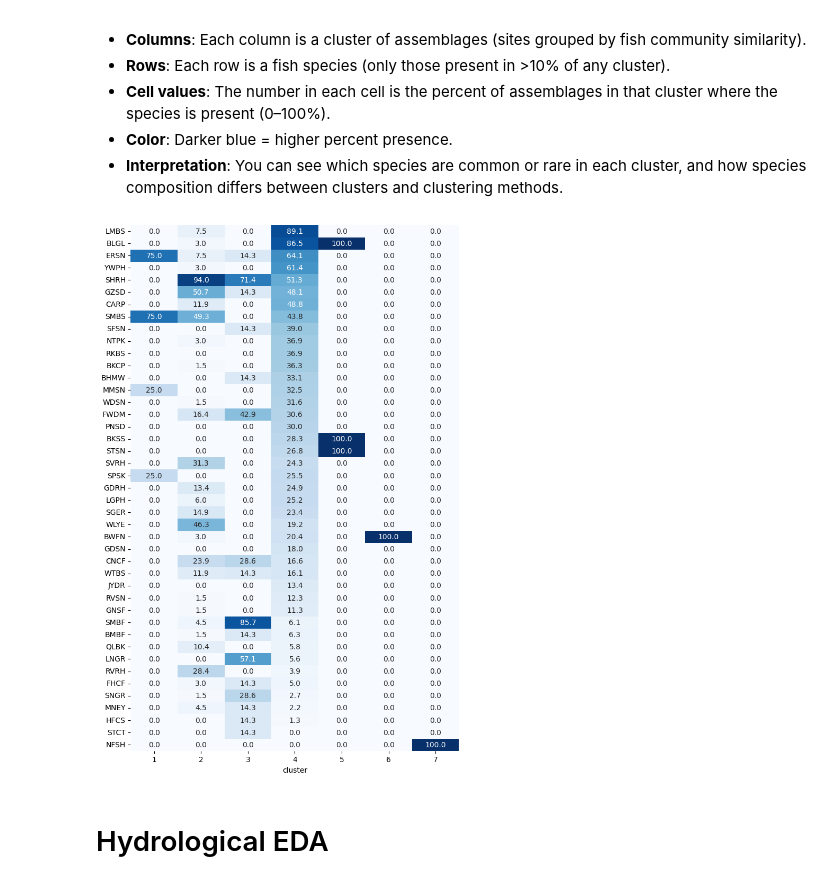
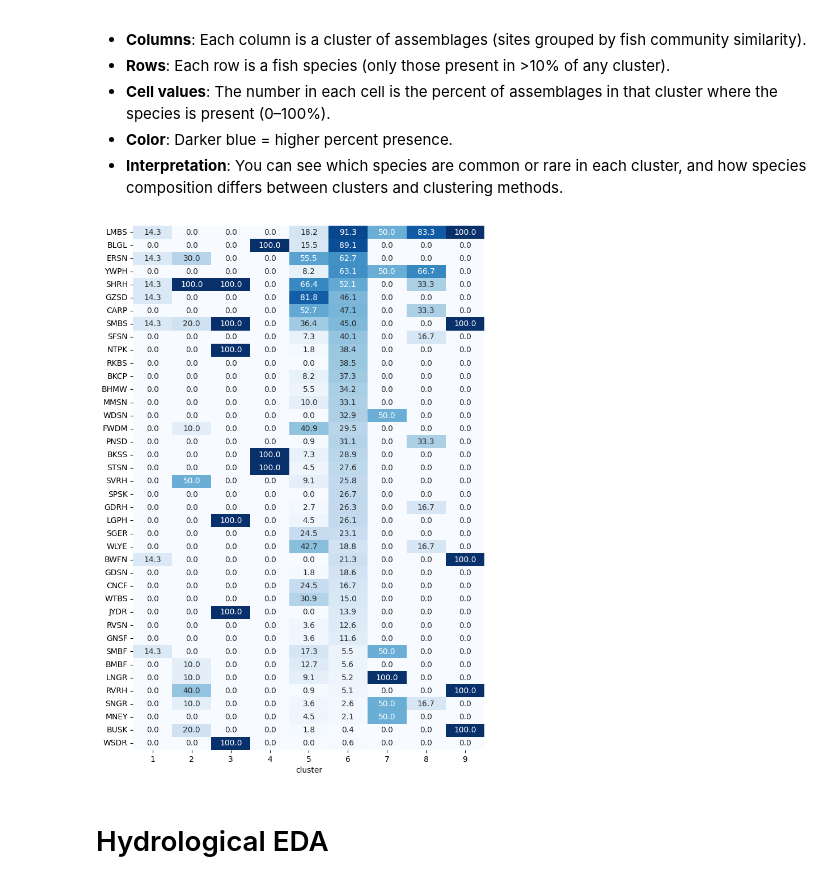
Before and after one commit to jppeirce/ltrm_fish, a Jupyter notebook: make_clusters2025.ipynb, the cells around one changed output. Drawn from its saved outputs; the diff is of its cells as text; code cells hidden in the pictures.

```diff
--- a/make_clusters2025.ipynb
+++ b/make_clusters2025.ipynb
@@ -42,6 +43,8 @@ print(df.shape)
 -   Create a new column year by converting the sdate column to datetime and extracting the year component.
 # %%
 df = df[df['fishcode'].notna()].reset_index(drop=True)
+# remove fishcode NFSH and unknown fish codes (those starting with 'U-')
+df = df[(~df['fishcode'].str.startswith('U-')) & (df['fishcode'] != 'NFSH')].reset_index(drop=True)
 df['year'] = pd.to_datetime(df['sdate']).dt.year
 print(df.shape)
 # %% [output]
@@ -153,3 +144,34 @@ fish_df.head()
+# %%
+#df choices....original = df, no_hybrid, comb_hybrid
+
+agg_df = df.groupby(['barcode']).agg(
+    year=('year', lambda x: x.mode()[0] if not x.mode().empty else x.iloc[0]),
+    utm_e=('utm_e', 'median'),
+    utm_n=('utm_n', 'median'),
+    median_temp=('temp', 'median'),
+    median_depth=('depth', 'median'),
+    median_current=('current', 'median'),
+    median_do=('do', 'median'),
+    median_esveg92=('esveg92', 'median'),
+    mode_substrt=('substrt', lambda x: x.mode()[0] if not x.mode().empty else x.iloc[0]),
+    median_cond=('cond', 'median'),
+    snag_present=('snag', 'max'),
+    riprap_present=('riprap', 'max'),
+    inout_present=('inout', 'max'),
+    flooded_present=('flooded', 'max'),
+    mode_pool=('pool', lambda x: x.mode()[0] if not x.mode().empty else x.iloc[0]),
+    fish_codes=('fishcode', lambda x: list(x)) # all fish observed on that date
+).reset_index()
+
+# Expand fish presence/absence
+unique_fish = set([item for sublist in agg_df['fish_codes'] for item in sublist])
+# Create only fish presence/absence columns
+fish_df = pd.DataFrame({fish: agg_df['fish_codes'].apply(lambda x: fish in x) for fish in unique_fish})
+agg_df = pd.concat([agg_df, fish_df], axis=1)
+agg_df.drop(columns=['fish_codes'], inplace=True)
+# Add richness column
+agg_df['richness'] = fish_df.sum(axis=1)
+fish_df['richness'] = fish_df.sum(axis=1)
 # %% [markdown]
 # Agglomerative  Cluster Analysis
 ## Outliers
@@ -190,5 +212,6 @@ plt.ylabel("Distance", fontsize=13)
 plt.show()
 
 agg_df['cluster'] = fcluster(linked_jaccard, t=cluster_threshold, criterion='distance')
+fish_df['cluster'] = agg_df['cluster']
 print(agg_df.groupby('cluster').size())
 # %% [output]
@@ -348,22 +398,24 @@ We will produce three vertical heatmaps for the Jaccard clustering method. Each
 -   **Color**: Darker blue = higher percent presence.
 -   **Interpretation**: You can see which species are common or rare in each cluster, and how species composition differs between clusters and clustering methods.
 # %%
-# Order species by overall frequency of occurrence
-species_order = fish_df.sum().sort_values(ascending=False).index.tolist()
+# Order species by overall frequency of occurrence (sum across columns)
+species_cols = [c for c in fish_df.columns if c not in ['richness', 'cluster']]
+species_order = fish_df[species_cols].sum(axis=0).sort_values(ascending=False).index.tolist()
 
 # Compute percent presence per cluster using agg_df (which has 'cluster')
-jac_comp = agg_df.groupby('cluster')[species_order].mean() * 100
+fish_df['cluster'] = agg_df['cluster']
+jac_comp = fish_df.groupby('cluster')[species_order].mean() * 100
 
 # Keep species present in >10% of at least one cluster
 filt = jac_comp.max() > 10
 jac_comp = jac_comp.loc[:, filt]
 
 # Plot heatmap (species as rows)
 plt.figure(figsize=(8, 0.3 * jac_comp.shape[1]))
 sns.heatmap(jac_comp.T, cmap='Blues', annot=True, fmt=".1f", cbar=False)
 plt.show()
 # %% [output]
-[figure, old version]
+[figure, new version]
 # %% [markdown]
 # Hydrological EDA
 # %% [markdown]
```
Also changed, not shown: parts of 21 cells of this notebook.
